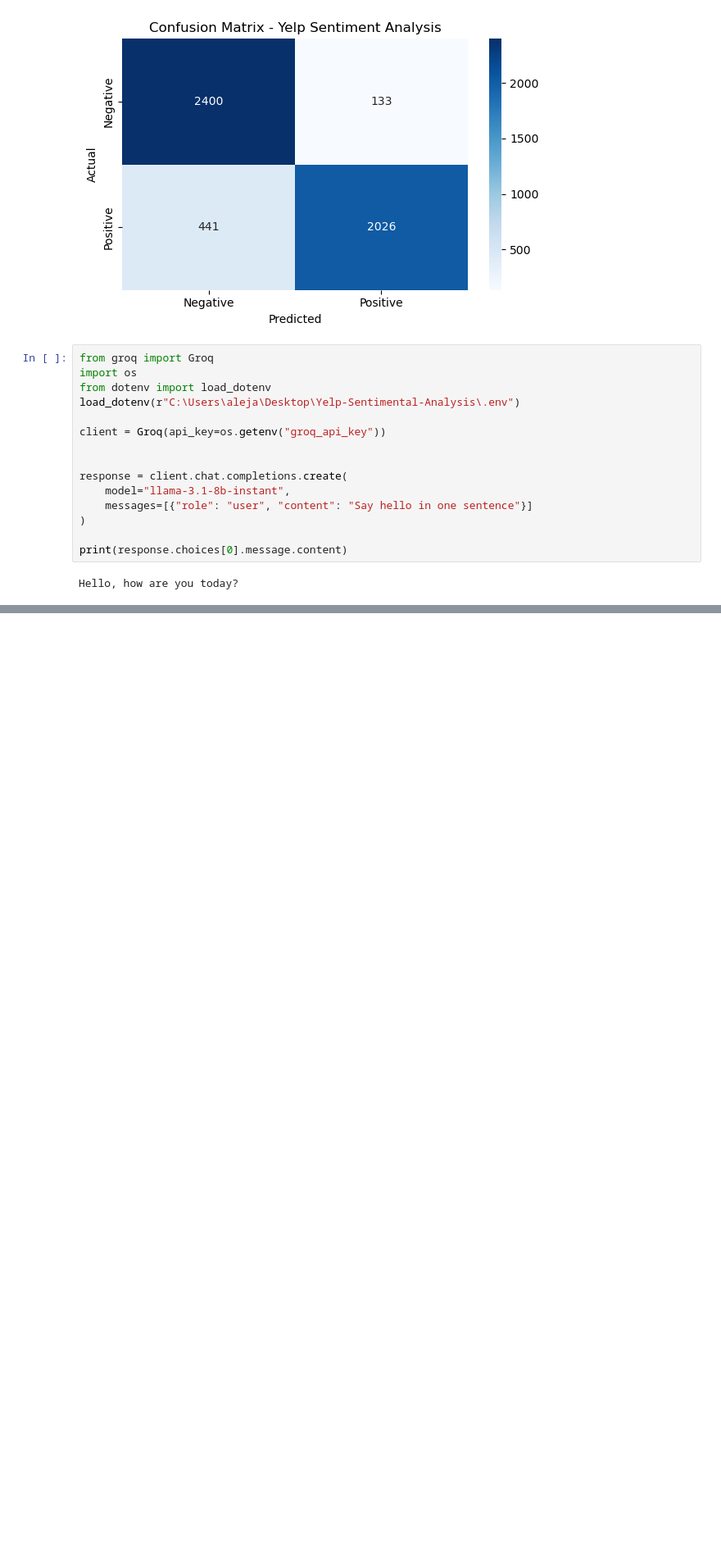
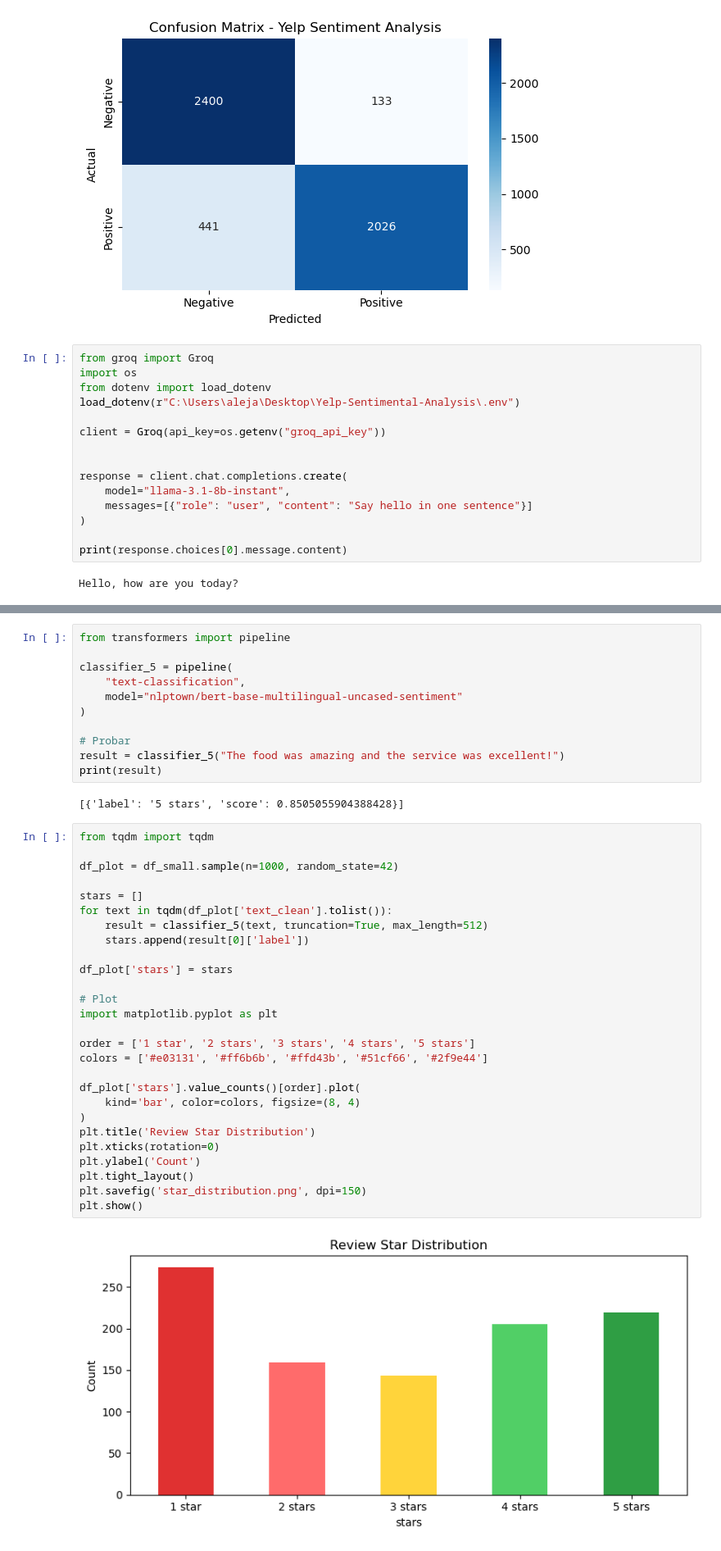
Before and after one commit to AlexHaro25/Yelp-Sentimental-Analysis, a Jupyter notebook: Yelp.ipynb, the cells around one changed output, grey strips where cells are left out. Shown at 82% size. Cells and saved outputs as stored; diff of their text form; blank space fills up the shorter version.

```diff
--- a/Yelp.ipynb
+++ b/Yelp.ipynb
@@ -211,0 +212,42 @@ Analysis: The review is classified as POSITIVE with 100% confidence because the
+# %%
+from transformers import pipeline
+
+classifier_5 = pipeline(
+    "text-classification",
+    model="nlptown/bert-base-multilingual-uncased-sentiment"
+)
+
+# Probar
+result = classifier_5("The food was amazing and the service was excellent!")
+print(result)
+# %% [output]
+[{'label': '5 stars', 'score': 0.8505055904388428}]
+# %%
+from tqdm import tqdm
+
+df_plot = df_small.sample(n=1000, random_state=42)
+
+stars = []
+for text in tqdm(df_plot['text_clean'].tolist()):
+    result = classifier_5(text, truncation=True, max_length=512)
+    stars.append(result[0]['label'])
+
+df_plot['stars'] = stars
+
+# Plot
+import matplotlib.pyplot as plt
+
+order = ['1 star', '2 stars', '3 stars', '4 stars', '5 stars']
+colors = ['#e03131', '#ff6b6b', '#ffd43b', '#51cf66', '#2f9e44']
+
+df_plot['stars'].value_counts()[order].plot(
+    kind='bar', color=colors, figsize=(8, 4)
+)
+plt.title('Review Star Distribution')
+plt.xticks(rotation=0)
+plt.ylabel('Count')
+plt.tight_layout()
+plt.savefig('star_distribution.png', dpi=150)
+plt.show()
+# %% [output]
+[figure, added]
```
Also changed, not shown: parts of 2 cells of this notebook.
